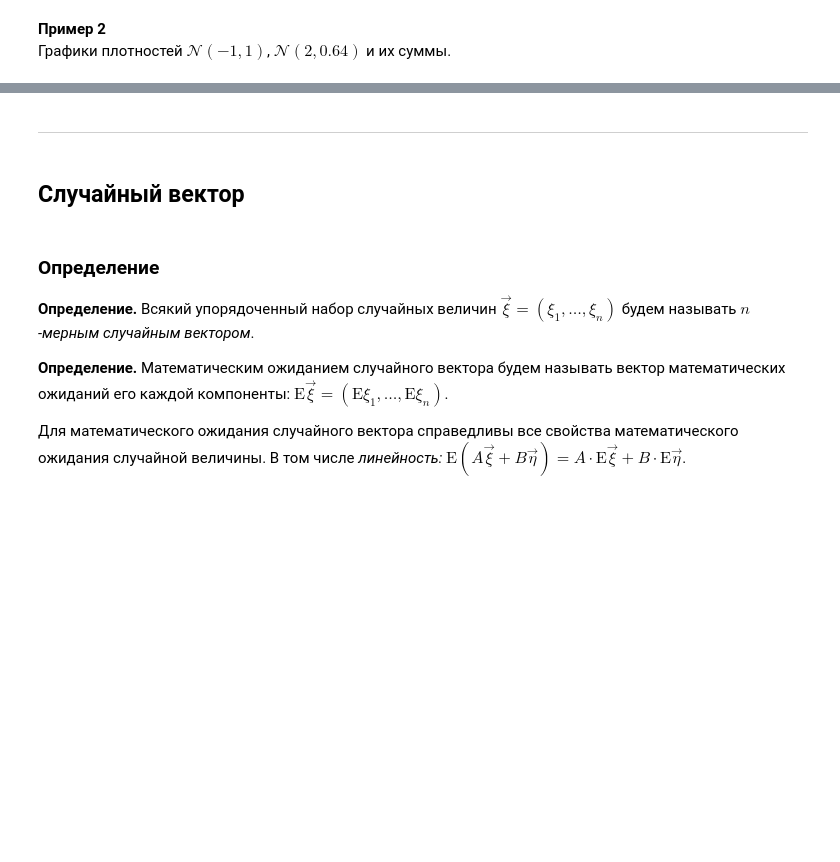
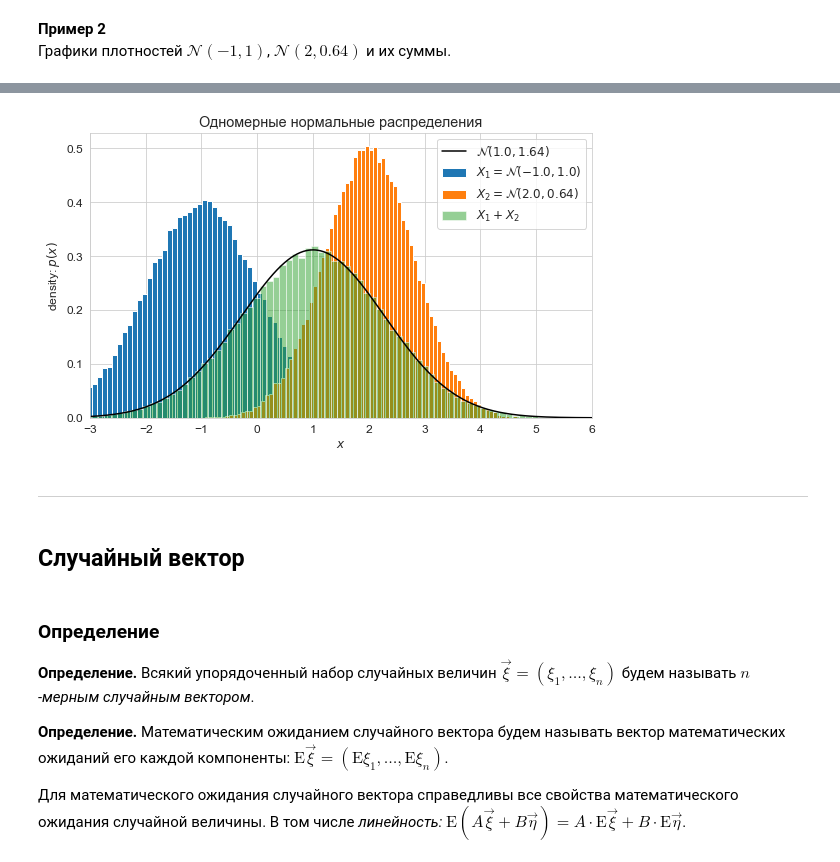
Before and after one commit to aa-savelyev/DaOptSm, a Jupyter notebook: 2.PT/05.GaussianVar.ipynb, the cells around one changed output, grey strips where cells are left out. Cells and saved outputs as stored; diff of their text form; code cells hidden in the pictures; blank space fills up the shorter version.

```diff
--- a/2.PT/05.GaussianVar.ipynb
+++ b/2.PT/05.GaussianVar.ipynb
@@ -145,7 +140,7 @@ plt.hist(X2,bins=bins,density=True,label=f"$X_2=\mathcal{{N}}({m2}, {s2**2:.2})$
 plt.hist(X1+X2,bins=bins,density=True,alpha=0.5,label="$X_1+X_2$")
 
 m_sum, var_sum = m1+m2, s1**2+s2**2
-plt.plot(x, univariate_normal(x, mean=m_sum, variance=var_sum),
+plt.plot(x, stats.norm.pdf(x, m_sum, var_sum**0.5),
          c='k', label=f"$\mathcal{{N}}({m_sum}, {var_sum:.3})$")
 
 plt.xlabel('$x$')
@@ -160,3 +154,4 @@ plt.show()
+[figure, added]
 # %% [markdown]
 ---
 # %% [markdown]
```
Also changed, not shown: parts of 13 cells of this notebook, 6 other files.
